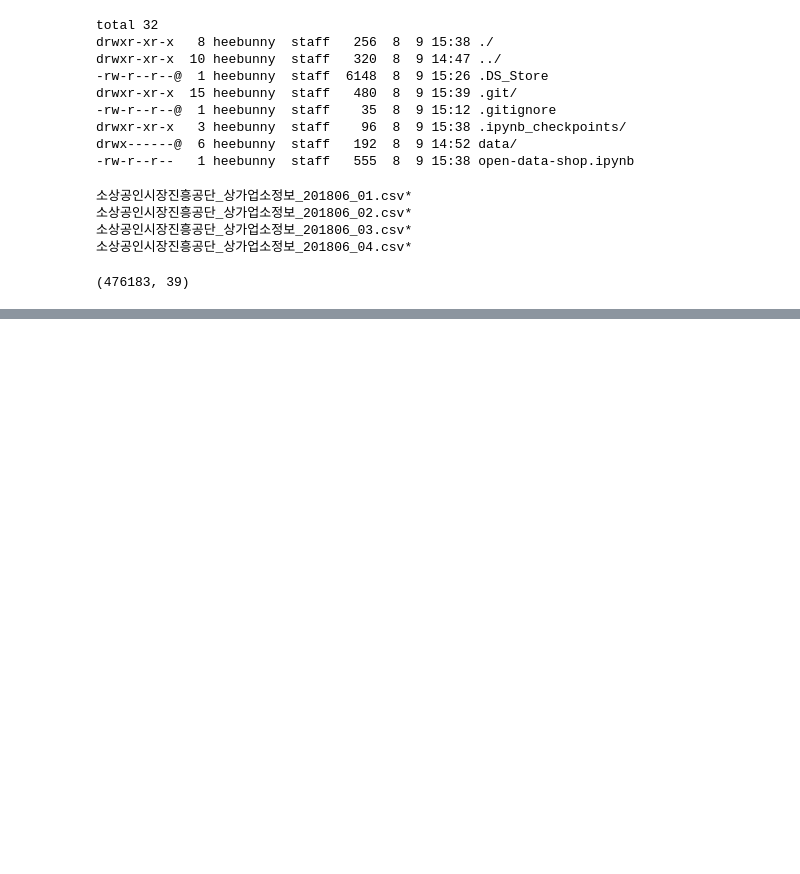
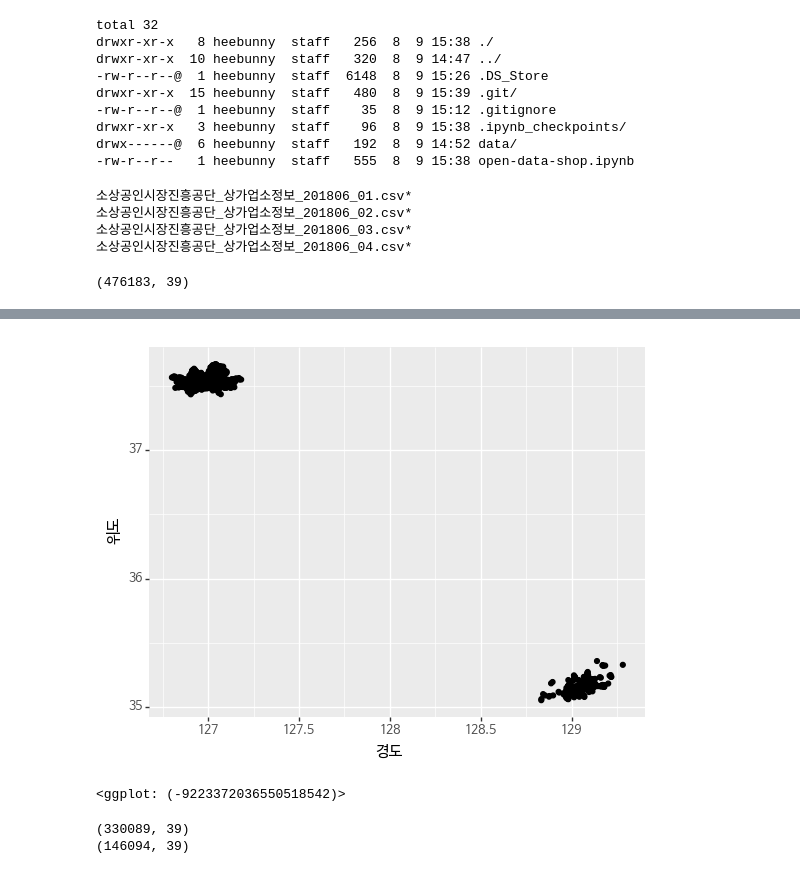
Before and after one commit to HeeYoungK/open-data-shop, a Jupyter notebook: open-data-shop.ipynb, the cells around one changed output, grey strips where cells are left out. Drawn from its saved outputs; the diff is of its cells as text; code cells hidden in the pictures; blank space fills up the shorter version.

```diff
--- a/open-data-shop.ipynb
+++ b/open-data-shop.ipynb
@@ -31,0 +69,19 @@ df_shop.shape
+# %%
+
+
+(ggplot(df_shop[:1000])
+ + aes(x='경도', y='위도')
+ + geom_point()
+ + theme(text=element_text(family='NanumBarunGothic'))
+)
+# %% [output]
+[figure, added]
+<ggplot: (-9223372036550518542)>
+# %%
+shop_seoul = df_shop.loc[df_shop['도로명주소'].str.startswith('서울')]
+shop_busan = df_shop.loc[~df_shop['도로명주소'].str.startswith('서울')]
+print(shop_seoul.shape)
+print(shop_busan.shape)
+# %% [output]
+(330089, 39)
+(146094, 39)
```
Also changed, not shown: parts of 12 cells of this notebook.
